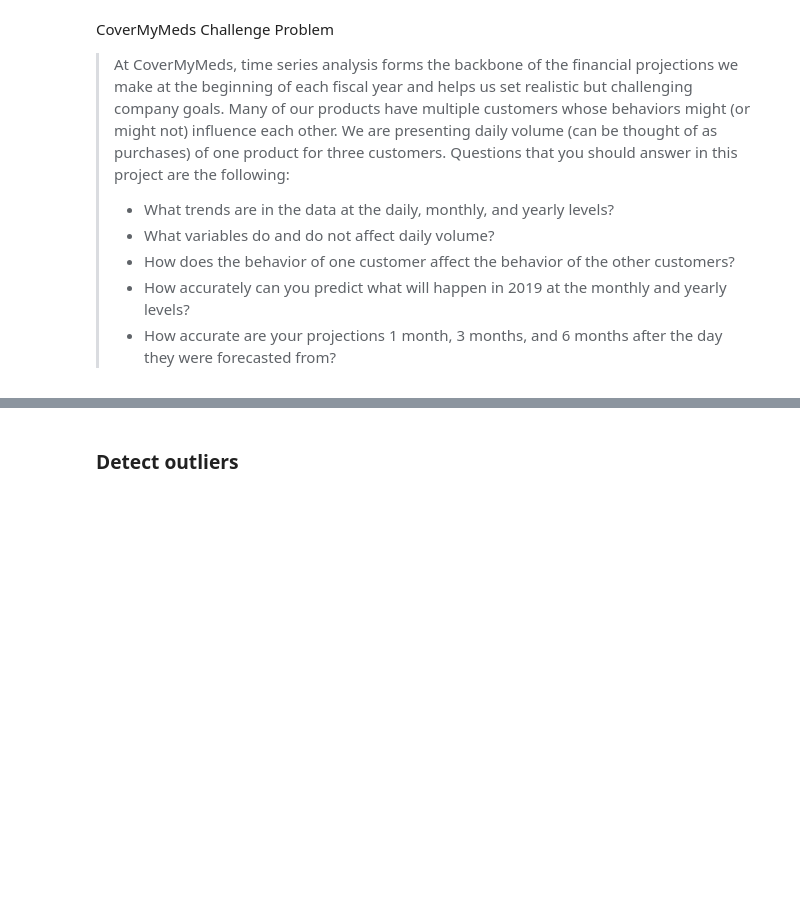
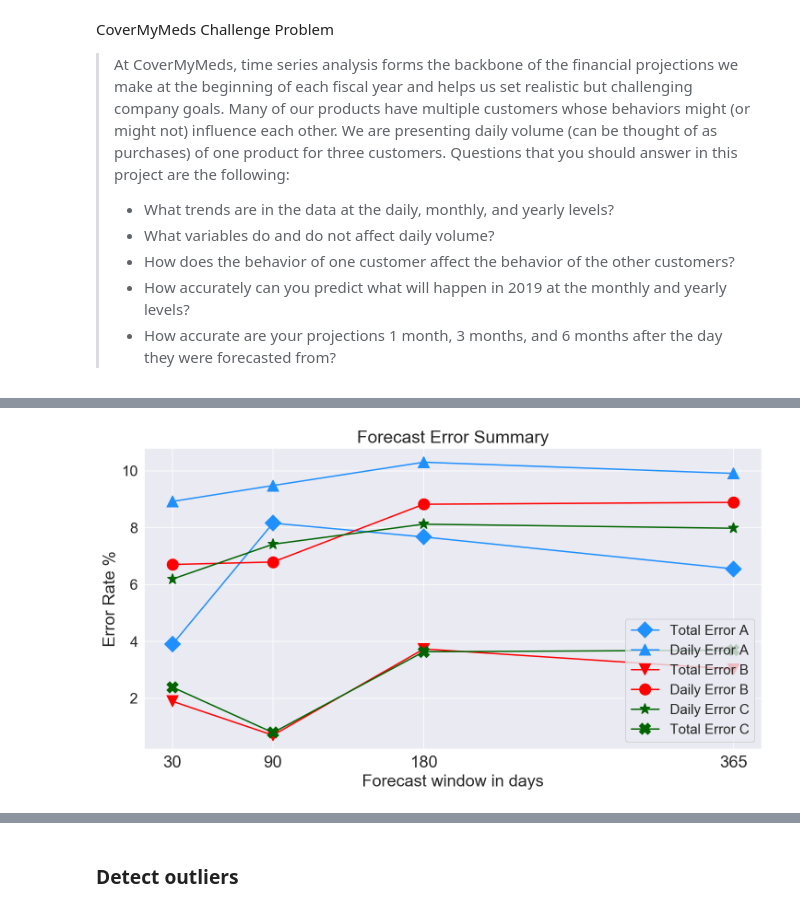
Before and after one commit to empyriumz/CoverMyMeds_TimeSeries, a Jupyter notebook: development.ipynb, the cells around one changed output, grey strips where cells are left out. Drawn from its saved outputs; the diff is of its cells as text; code cells hidden in the pictures; blank space fills up the shorter version.

```diff
--- a/development.ipynb
+++ b/development.ipynb
@@ -136,0 +93,36 @@ There is a strong correlation between B and C sales. When fitting B or C, settin
+# %%
+window = [30, 90, 180, 365]
+# model (p=7,q=0, d=0) ext = 'vol_B'
+forecast_C = {'daily': [6.194513737450497, 7.419691122837761, 8.124896222033, 7.98065692029622],
+              'total':[2.389666020122222, 0.791334118472072, 3.6374651201448462, 3.6905250923937345]}
+# model (p=7,q=0, d=0) ext = 'vol_C'
+forecast_B = {'daily': [6.706217997540615, 6.793812231914249, 8.825217121948636, 8.890960588602624],
+              'total':[1.893792951438545, 0.7004442541975938, 3.7353568095589833, 3.0229068680130444]}
+# model (p=7,q=0, d=0) ext = 'vol_C'
+forecast_A_1 = {'daily': [8.925333245884215, 9.484035934449176, 10.304109774700724, 9.909592072685092],
+              'total':[3.9001796395937274, 8.160895044645777, 7.675264942387187, 6.552734498612972]}
+# model (p=7,q=0, d=0) ext = 'vol_B'
+forecast_A_2 = {'daily': [8.362482453819897,9.614807507142242,11.04180973205832, 10.808548583600667],
+              'total':[1.8754028647732572, 5.638075931159003, 8.579803344310847, 10.234606929096278]}
+# %%
+plt.figure(figsize=(12,6))
+
+plt.plot(window, forecast_A_1['total'], marker='D',markersize=12, label='Total Error A', color = 'dodgerblue')
+plt.plot(window, forecast_A_1['daily'], marker='^',markersize=12, label='Daily Error A', color = 'dodgerblue')
+
+plt.plot(window, forecast_B['total'], marker='v',markersize=12, label='Total Error B', color = 'red')
+plt.plot(window, forecast_B['daily'], marker='o',markersize=12, label='Daily Error B', color = 'red')
+
+plt.plot(window, forecast_C['daily'], marker='*', markersize=12, label='Daily Error C', color = 'darkgreen')
+plt.plot(window, forecast_C['total'], marker='X', markersize=12, label='Total Error C', color = 'darkgreen')
+
+plt.xlabel('Forecast window in days', fontsize='18')
+plt.ylabel('Error Rate %', fontsize='18')
+plt.xticks(window, fontsize=18)
+plt.yticks(fontsize=16)
+plt.legend(prop={'size': 15})
+plt.title('Forecast Error Summary', fontsize = 19)
+plt.savefig('figs/error_summary', dpi=400)
+plt.show()
+# %% [output]
+[figure, added]
```
Also changed, not shown: parts of 79 cells of this notebook, 1 other file.
